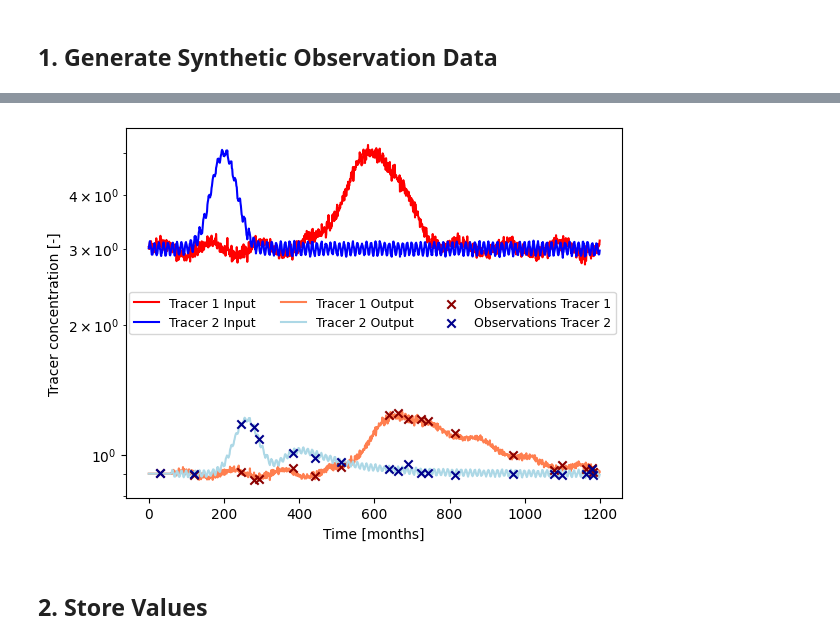
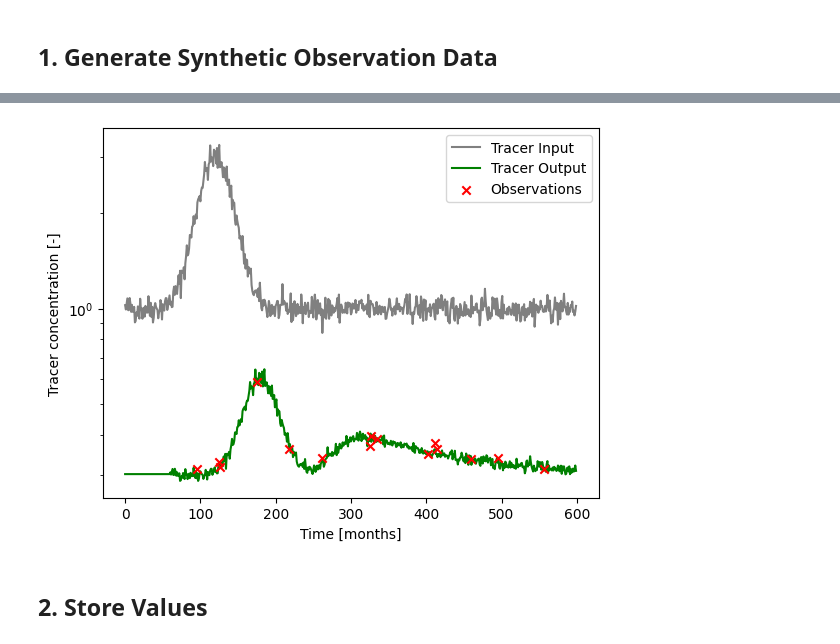
Before and after one commit to iGW-TU-Dresden/PyTracerLab, a Jupyter notebook: docs/examples/example_04.ipynb, the cells around one changed output, grey strips where cells are left out. Drawn from its saved outputs; the diff is of its cells as text; code cells hidden in the pictures.

```diff
--- a/docs/examples/example_04.ipynb
+++ b/docs/examples/example_04.ipynb
@@ -69,7 +30,4 @@ ax.legend()
 # %%
-### combine signals of both tracers to array of shape (timesteps, 2)
-input_series = np.column_stack((input_series_1, input_series_2))
-
 ### define model (the true system; in practice we don't know this)
 # get decay constant
 # we assume a half life of 12.3 years
@@ -80,10 +38,10 @@ lambda_ = np.log(2.0) / t_half
 # time step is 1 month
 m = ism.Model(
     dt=1.0,
-    lambda_=[lambda_, lambda_],
+    lambda_=lambda_,
     input_series=input_series,
-    steady_state_input=3.,
-    n_warmup_half_lives=50
+    steady_state_input=1.,
+    n_warmup_half_lives=10
 )
 
 # add an exponential-piston-flow unit
@@ -111,79 +69,59 @@ true_params = m.params
 output_series = m.simulate()
 # %%
 # make reproducible
-np.random.seed(1234)
+np.random.seed(1234567)
 
 # define observations
 # randomly select a number of observations from the output series
-n_obs = 20
+n_obs = 15
 obs_idx = np.random.choice(len(timesteps), n_obs)
 # select the corresponding timesteps and values
 obs_timesteps = timesteps[obs_idx]
 obs_values = output_series[obs_idx]
 # add some noise to the observations (observation error)
 obs_error = 0.01
-obs_values += np.random.normal(0.0, obs_error, (n_obs, 2))
+obs_values += np.random.normal(0.0, obs_error, n_obs)
 
 # make series we can later use in the model (has to be the same length as
 # the input series, filled with NaN-values where we do not have any
 # observations)
-obs_series = np.full((len(input_series), 2), np.nan)
+obs_series = np.full(len(input_series), np.nan)
 obs_series[obs_idx] = obs_values
 # %%
 ### plot input series, output series, and observations
 
 # create figure
 fig, ax = plt.subplots(1, 1)
 # plot input series
 ax.plot(
     timesteps,
-    input_series_1,
-    label="Tracer 1 Input",
-    c="red"
-)
-ax.plot(
-    timesteps,
-    input_series_2,
-    label="Tracer 2 Input",
-    c="blue"
+    input_series,
+    label="Tracer Input",
+    c="grey"
 )
 # plot output series
 ax.plot(
     timesteps,
-    output_series[:, 0],
-    label="Tracer 1 Output",
-    c="coral"
-)
-ax.plot(
-    timesteps,
-    output_series[:, 1],
-    label="Tracer 2 Output",
-    c="lightblue"
+    output_series,
+    label="Tracer Output",
+    c="green"
 )
 # plot observations
 ax.scatter(
     obs_timesteps,
-    obs_values[:, 0],
-    label="Observations Tracer 1",
-    color="darkred",
-    marker="x",
-    zorder=10
-)
-ax.scatter(
-    obs_timesteps,
-    obs_values[:, 1],
-    label="Observations Tracer 2",
-    color="darkblue",
+    obs_values,
+    label="Observations",
+    color="red",
     marker="x",
     zorder=10
 )
 ax.set_xlabel("Time [months]")
 ax.set_ylabel("Tracer concentration [-]")
 ax.set_yscale("log")
-ax.legend(ncol=3, fontsize=9)
+ax.legend()
 plt.show()
 # %% [output]
-[figure, old version]
+[figure, new version]
 # %% [markdown]
 ## 2. Store Values
 # %%
```
Also changed, not shown: parts of 5 cells of this notebook, 7 other files.
